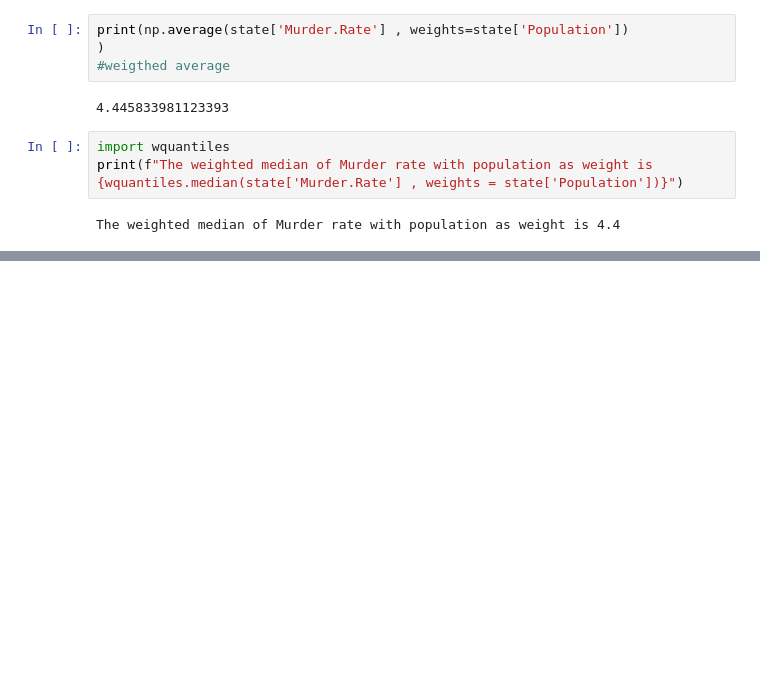
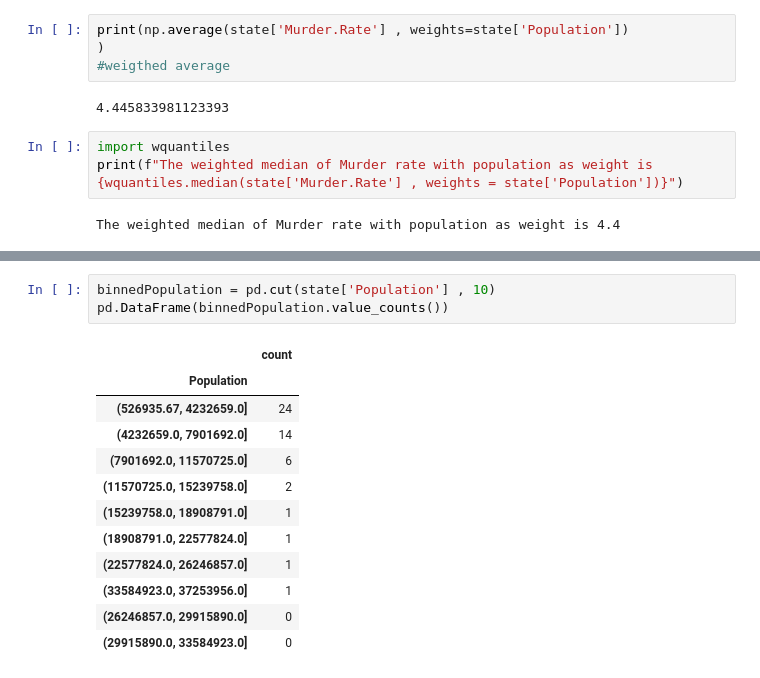
Before and after one commit to RijalChirayu/PracticalStatisitcs, a Jupyter notebook: chapter_1.ipynb, the cells around one changed output, grey strips where cells are left out. Cells and saved outputs as stored; diff of their text form; blank space fills up the shorter version.

```diff
--- a/chapter_1.ipynb
+++ b/chapter_1.ipynb
@@ -44,0 +69,16 @@ The weighted median of Murder rate with population as weight is 4.4
+# %%
+binnedPopulation = pd.cut(state['Population'] , 10)
+pd.DataFrame(binnedPopulation.value_counts())
+# %% [output]
+|  | count |
+| Population |  |
+| (526935.67, 4232659.0] | 24 |
+| (4232659.0, 7901692.0] | 14 |
+| (7901692.0, 11570725.0] | 6 |
+| (11570725.0, 15239758.0] | 2 |
+| (15239758.0, 18908791.0] | 1 |
+| (18908791.0, 22577824.0] | 1 |
+| (22577824.0, 26246857.0] | 1 |
+| (33584923.0, 37253956.0] | 1 |
+| (26246857.0, 29915890.0] | 0 |
+| (29915890.0, 33584923.0] | 0 |
```
Also changed, not shown: parts of 5 cells of this notebook.
